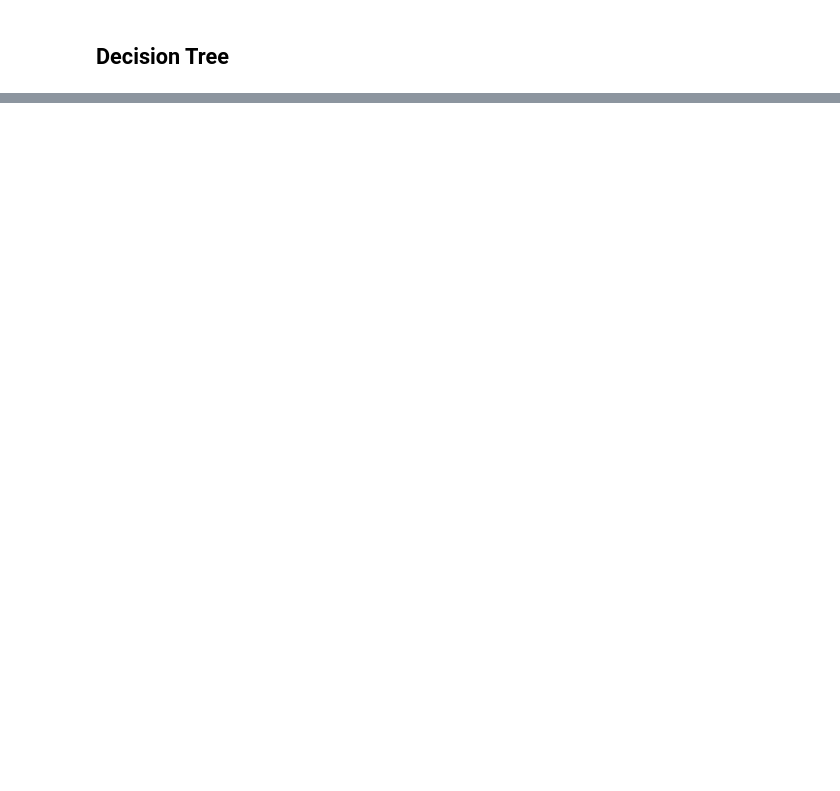
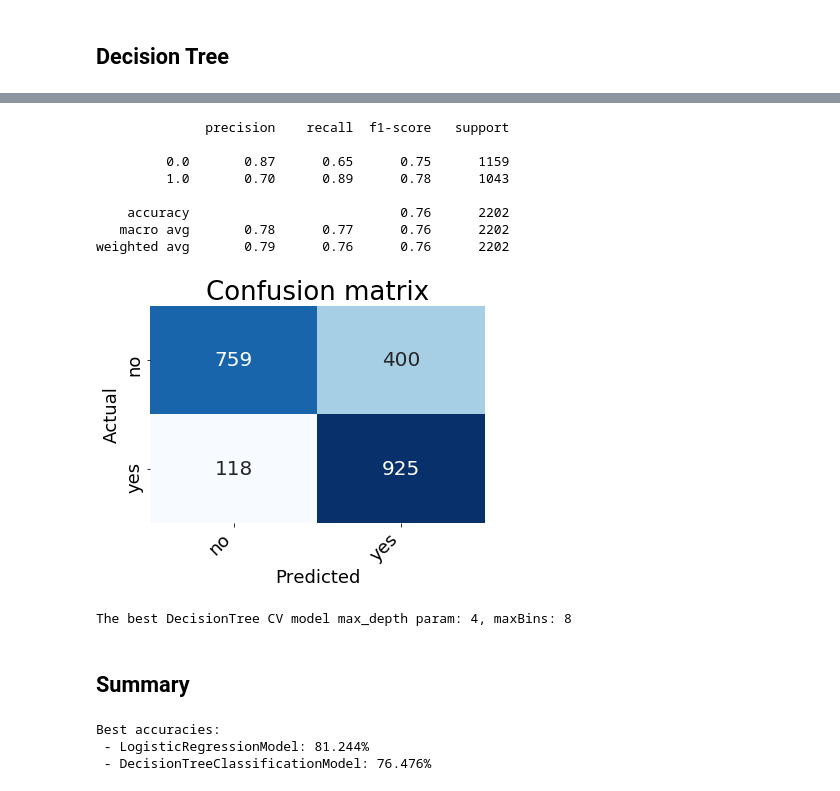
Before and after one commit to wojtek11530/Introduction-to-Big-Data-Analytics, a Jupyter notebook: list_5/BD_list5.ipynb, the cells around one changed output, grey strips where cells are left out. Cells and saved outputs as stored; diff of their text form; code cells hidden in the pictures; blank space fills up the shorter version.

```diff
--- a/list_5/BD_list5.ipynb
+++ b/list_5/BD_list5.ipynb
@@ -313,0 +424,10 @@ The best CV reg param: 0.0
+# %%
+evaluator = BinaryClassificationEvaluator()
+paramGrid = (ParamGridBuilder()
+             .addGrid(dt.maxDepth, [1,2,3,4,5])
+             .addGrid(dt.maxBins, [2, 4, 8])
+             .build())
+cv = CrossValidator(estimator=dt,
+                    estimatorParamMaps=paramGrid,
+                    evaluator=evaluator, numFolds=5)
+dt_cvModel = cv.fit(train)
@@ -313,0 +441,25 @@ The best CV reg param: 0.0
+# %%
+print_conf_matrix_and_report(cv_dt_predictions)
+# %% [output]
+              precision    recall  f1-score   support
+
+         0.0       0.87      0.65      0.75      1159
+         1.0       0.70      0.89      0.78      1043
+
+    accuracy                           0.76      2202
+   macro avg       0.78      0.77      0.76      2202
+weighted avg       0.79      0.76      0.76      2202
+[figure, added]
+# %%
+print('The best DecisionTree CV model max_depth param: ' + str(best_dt_model.getOrDefault('maxDepth'))\
+       + ", maxBins: " + str(best_dt_model.getOrDefault('maxBins')))
+# %% [output]
+The best DecisionTree CV model max_depth param: 4, maxBins: 8
+# %% [markdown]
+## Summary
+# %%
+print_best_accuracies()
+# %% [output]
+Best accuracies:
+ - LogisticRegressionModel: 81.244%
+ - DecisionTreeClassificationModel: 76.476%
```
Also changed, not shown: parts of 16 cells of this notebook.
